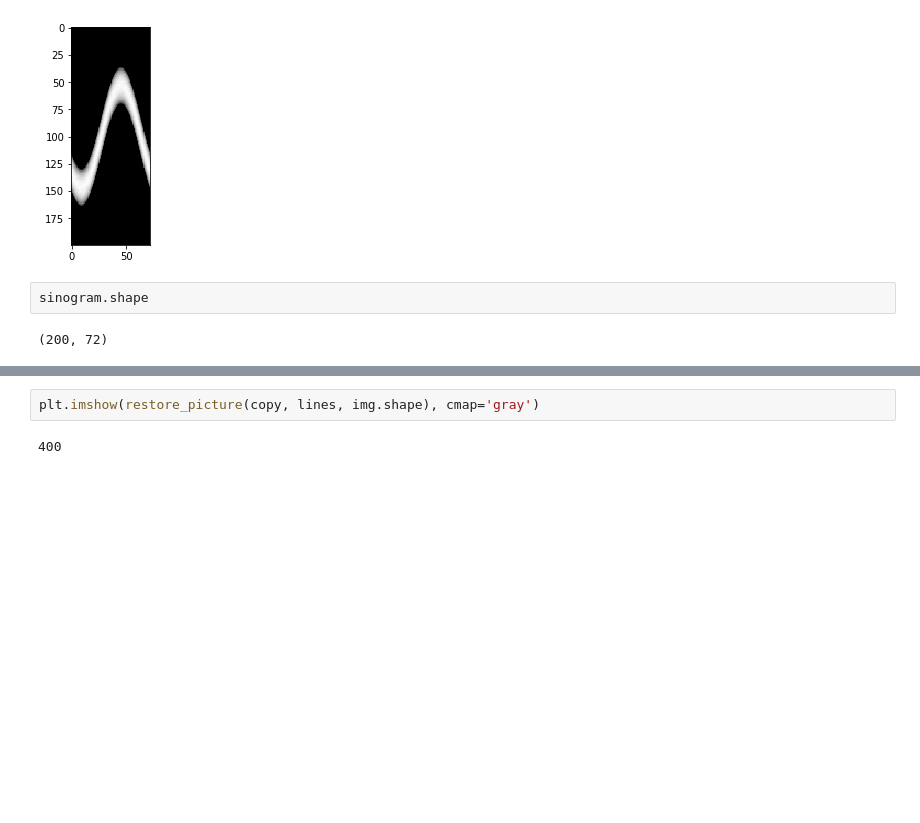
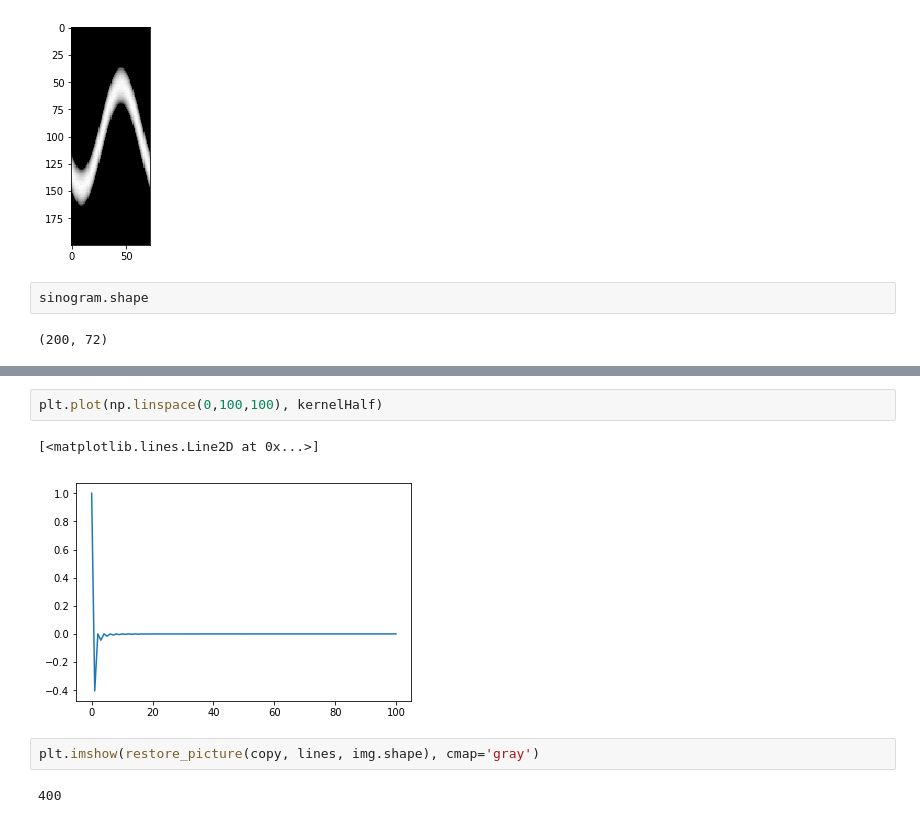
Before and after one commit to damianhorna/backprojection-tomography, a Jupyter notebook: sinogram.ipynb, the cells around one changed output, grey strips where cells are left out. Drawn from its saved outputs; the diff is of its cells as text; blank space fills up the shorter version.

```diff
--- a/sinogram.ipynb
+++ b/sinogram.ipynb
@@ -243,3 +255,8 @@ plt.imshow(copy, cmap='gray')
+# %%
+plt.plot(np.linspace(0,100,100), kernelHalf)
+# %% [output]
+[<matplotlib.lines.Line2D at 0x...>]
+[figure, added]
 # %%
 plt.imshow(restore_picture(copy, lines, img.shape), cmap='gray')
 # %% [output]
```
Also changed, not shown: parts of 4 cells of this notebook.
